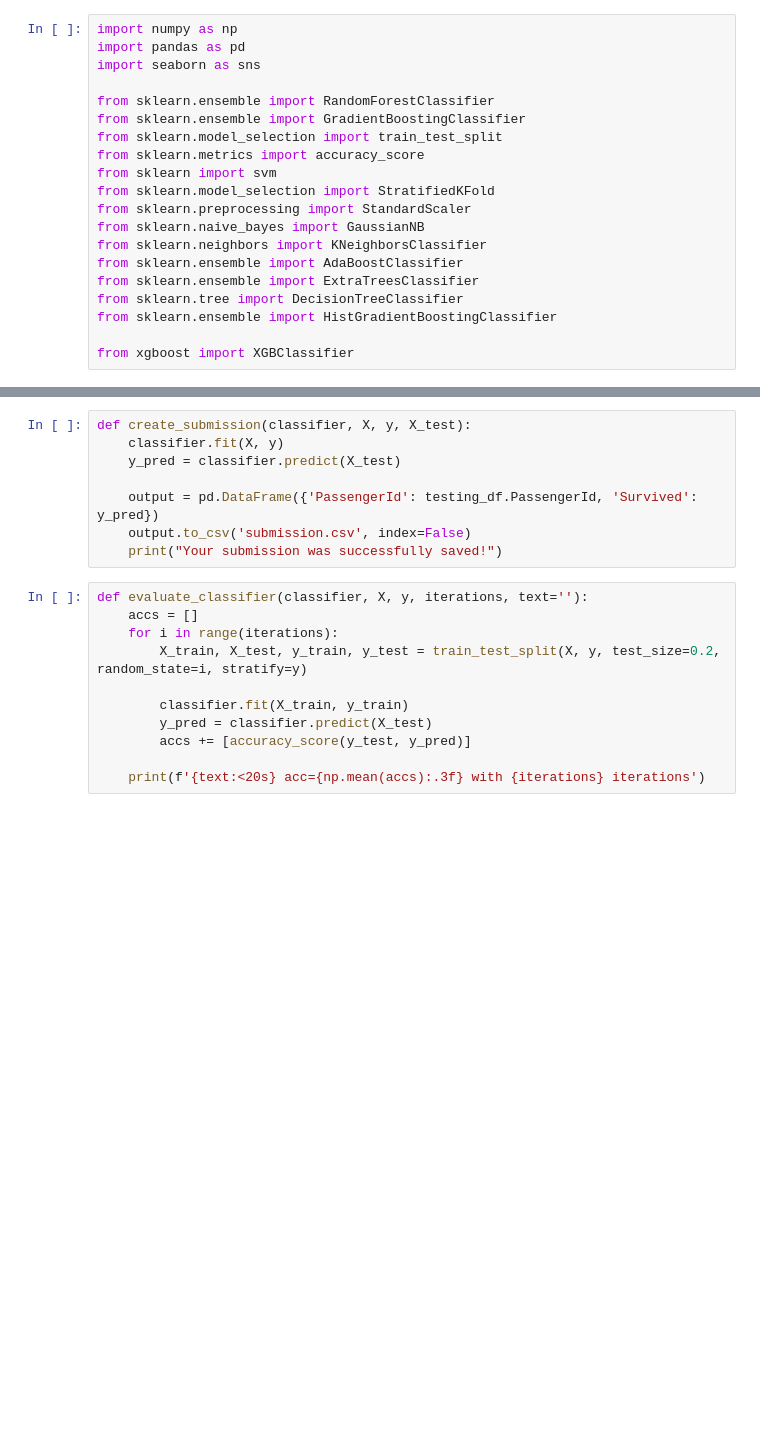
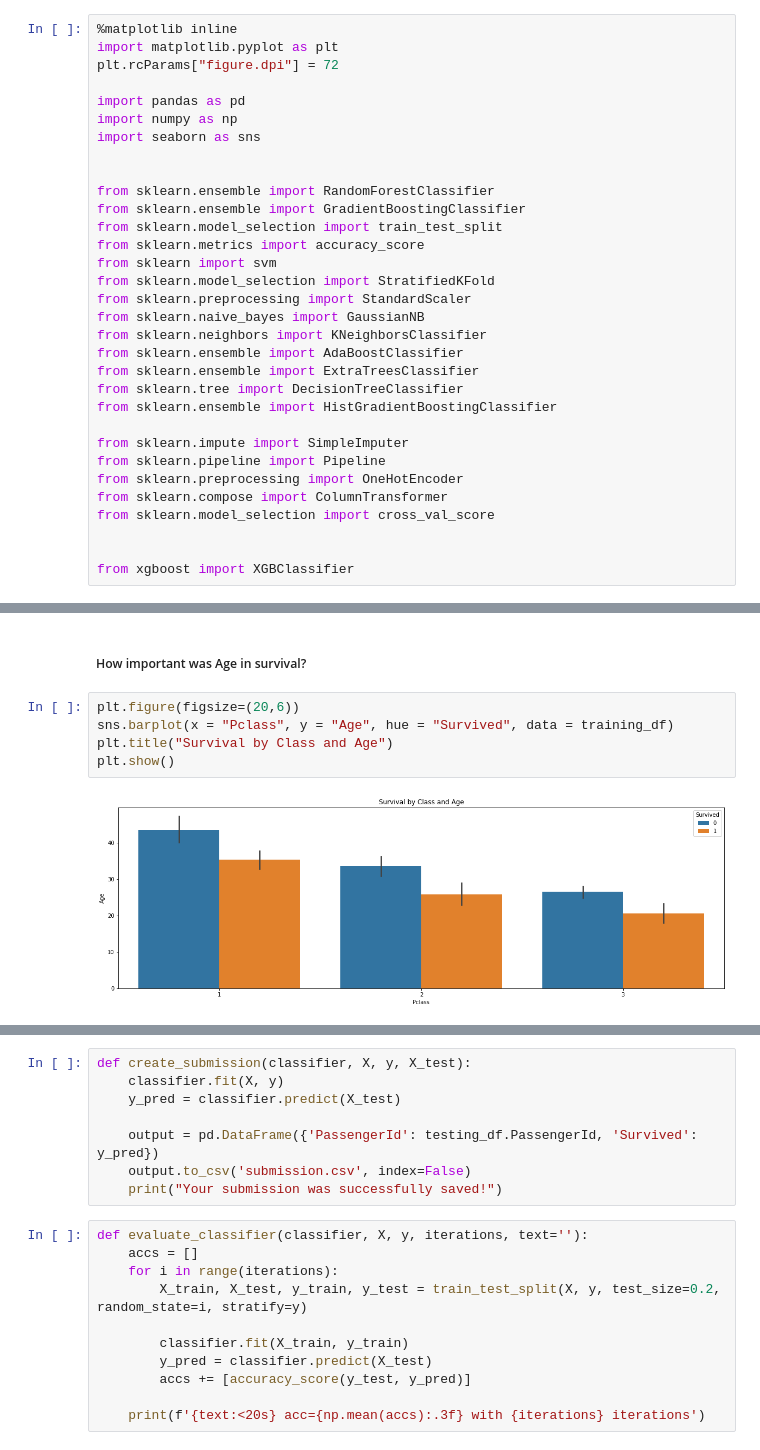
Before and after one commit to jonivrapi/applied-ml, a Jupyter notebook: assignments/assignment4/Vrapi-Assignment4.ipynb, the cells around one changed output, grey strips where cells are left out. Drawn from its saved outputs; the diff is of its cells as text; blank space fills up the shorter version.

```diff
--- a/assignments/assignment4/Vrapi-Assignment4.ipynb
+++ b/assignments/assignment4/Vrapi-Assignment4.ipynb
@@ -3,7 +1,12 @@
 # %%
+%matplotlib inline
+import matplotlib.pyplot as plt
+plt.rcParams["figure.dpi"] = 72
+
+import pandas as pd
 import numpy as np
-import pandas as pd
 import seaborn as sns
+
 
 from sklearn.ensemble import RandomForestClassifier
 from sklearn.ensemble import GradientBoostingClassifier
@@ -19,4 +22,11 @@ from sklearn.ensemble import ExtraTreesClassifier
 from sklearn.tree import DecisionTreeClassifier
 from sklearn.ensemble import HistGradientBoostingClassifier
 
+from sklearn.impute import SimpleImputer
+from sklearn.pipeline import Pipeline
+from sklearn.preprocessing import OneHotEncoder
+from sklearn.compose import ColumnTransformer
+from sklearn.model_selection import cross_val_score
+
+
 from xgboost import XGBClassifier
@@ -148,0 +54,9 @@ fare mean: 32.204207968574636 | min: 0.0 | max: 512.3292
+# %% [markdown]
+##### How important was Age in survival?
+# %%
+plt.figure(figsize=(20,6))
+sns.barplot(x = "Pclass", y = "Age", hue = "Survived", data = training_df)
+plt.title("Survival by Class and Age")
+plt.show()
+# %% [output]
+[figure, added]
```
Also changed, not shown: parts of 45 cells of this notebook, 3 other files.
